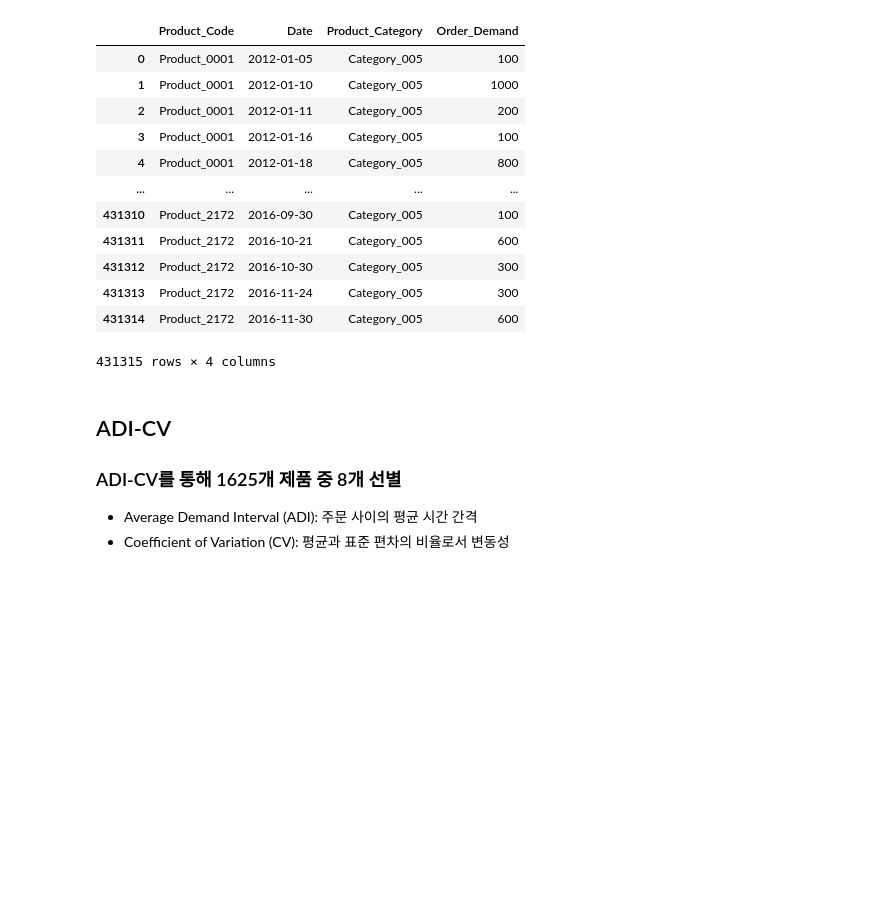
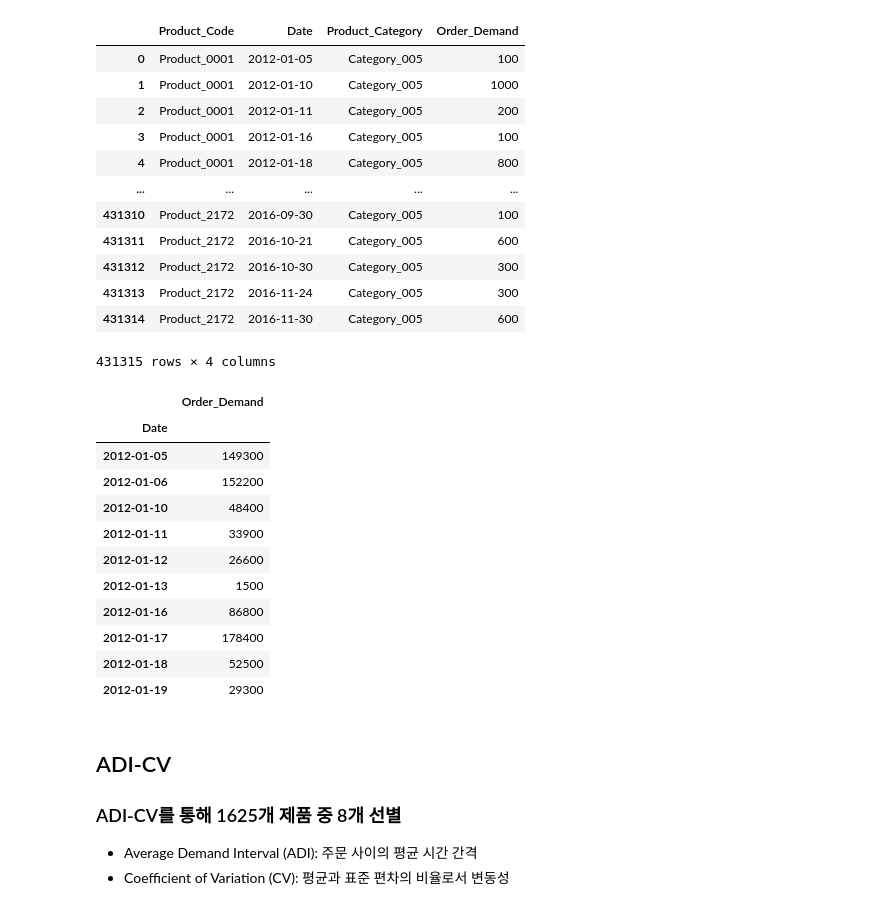
Before and after one commit to Hasaero/Demand_Forecasting_EEMD, a Jupyter notebook: Pre-processing/Data_Selection.ipynb, the cells around one changed output. Saved outputs shown, nothing was run; the diff lists cells and outputs as text; code cells hidden in the pictures; blank space fills up the shorter version.

```diff
--- a/Data_Selection.ipynb
+++ b/Pre-processing/Data_Selection.ipynb
@@ -64,6 +66,6 @@ from sklearn.metrics import mean_squared_log_error
 # %% [markdown]
 ## 데이터 로드 및 확인
 # %%
-df = pd.read_csv('Historical Product Demand.csv')
+df = pd.read_csv('Data\Historical Product Demand.csv')
 df
 # %% [output]
@@ -234,6 +224,23 @@ df
 | 431313 | Product_2172 | 2016-11-24 | Category_005 | 300 |
 | 431314 | Product_2172 | 2016-11-30 | Category_005 | 600 |
 431315 rows × 4 columns
+# %%
+product_df = df[df['Product_Code']=='Product_1378'].set_index('Date')
+product_df.drop(['Product_Code', 'Product_Category'], axis=1, inplace=True)
+product_df.head(10)
+# %% [output]
+|  | Order_Demand |
+| Date |  |
+| 2012-01-05 | 149300 |
+| 2012-01-06 | 152200 |
+| 2012-01-10 | 48400 |
+| 2012-01-11 | 33900 |
+| 2012-01-12 | 26600 |
+| 2012-01-13 | 1500 |
+| 2012-01-16 | 86800 |
+| 2012-01-17 | 178400 |
+| 2012-01-18 | 52500 |
+| 2012-01-19 | 29300 |
 # %% [markdown]
 ## ADI-CV
 ### ADI-CV를 통해 1625개 제품 중 8개 선별
```
Also changed, not shown: parts of 2 cells of this notebook, 18 other files.
